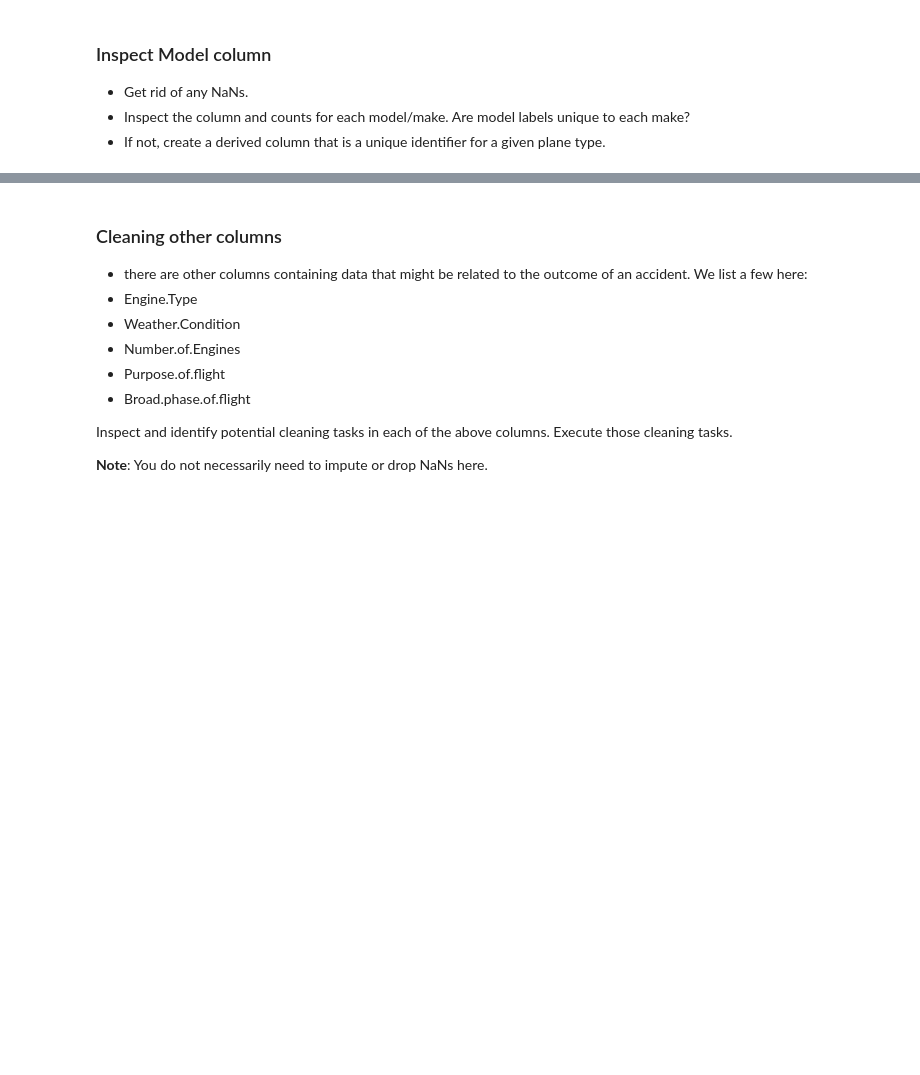
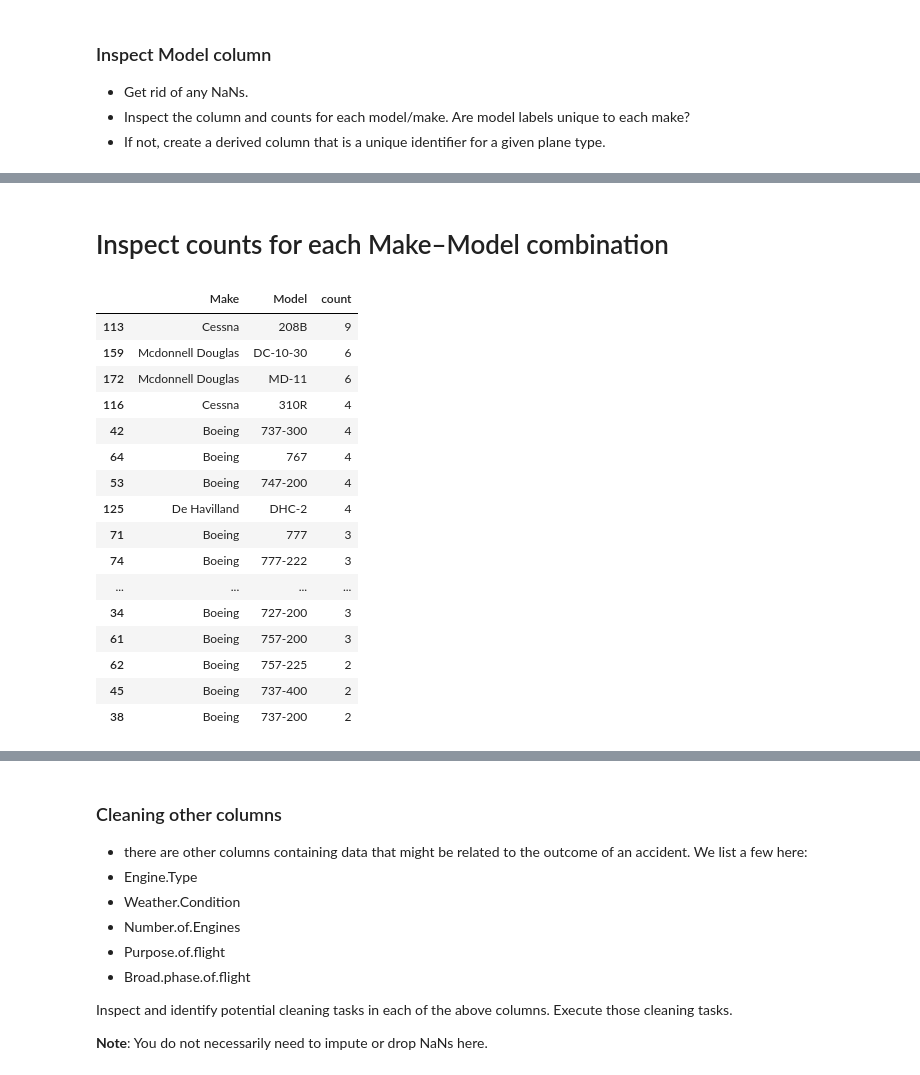
Before and after one commit to PaulK2547/dsc-course0-m8-lab, a Jupyter notebook: Aviation_Accidents_Cleaning.ipynb, the cells around one changed output, grey strips where cells are left out. Saved outputs shown, nothing was run; the diff lists cells and outputs as text; code cells hidden in the pictures; blank space fills up the shorter version.

```diff
--- a/Aviation_Accidents_Cleaning.ipynb
+++ b/Aviation_Accidents_Cleaning.ipynb
@@ -224,0 +293,2 @@ Injuries and robustness to destruction are a key interest point for the client.
+# %%
+df['Aircraft.damage']=df['Aircraft.damage'].fillna(0)
@@ -225,3 +297,12 @@ Injuries and robustness to destruction are a key interest point for the client.
+# %%
+damage_map={
+    'Destroyed': 3,
+    'Substantial':2,
+    'Minor':1,
+    0:0
+
+}
+df['damage.score']=df['Aircraft.damage'].map(damage_map)
 # %% [markdown]
 ### Investigate the *Make* column
 - Identify cleaning tasks here
@@ -231,3 +330,5 @@ Injuries and robustness to destruction are a key interest point for the client.
+# %%
+df=df.dropna(subset=['Make'])
 # %% [markdown]
 ### Inspect Model column
 - Get rid of any NaNs.
@@ -235,0 +355,31 @@ Injuries and robustness to destruction are a key interest point for the client.
+# %%
+df=df.dropna(subset=['Model'])
+# %% [markdown]
+# Inspect counts for each Make–Model combination
+# %%
+model_counts = (
+    df.groupby(['Make', 'Model'])
+      .size()
+      .reset_index(name='count')
+      .sort_values('count', ascending=False)
+)
+
+model_counts.head(20)
+# %% [output]
+|  | Make | Model | count |
+| 113 | Cessna | 208B | 9 |
+| 159 | Mcdonnell Douglas | DC-10-30 | 6 |
+| 172 | Mcdonnell Douglas | MD-11 | 6 |
+| 116 | Cessna | 310R | 4 |
+| 42 | Boeing | 737-300 | 4 |
+| 64 | Boeing | 767 | 4 |
+| 53 | Boeing | 747-200 | 4 |
+| 125 | De Havilland | DHC-2 | 4 |
+| 71 | Boeing | 777 | 3 |
+| 74 | Boeing | 777-222 | 3 |
+| ... | ... | ... | ... |
+| 34 | Boeing | 727-200 | 3 |
+| 61 | Boeing | 757-200 | 3 |
+| 62 | Boeing | 757-225 | 2 |
+| 45 | Boeing | 737-400 | 2 |
+| 38 | Boeing | 737-200 | 2 |
```
Also changed, not shown: parts of 21 cells of this notebook.
